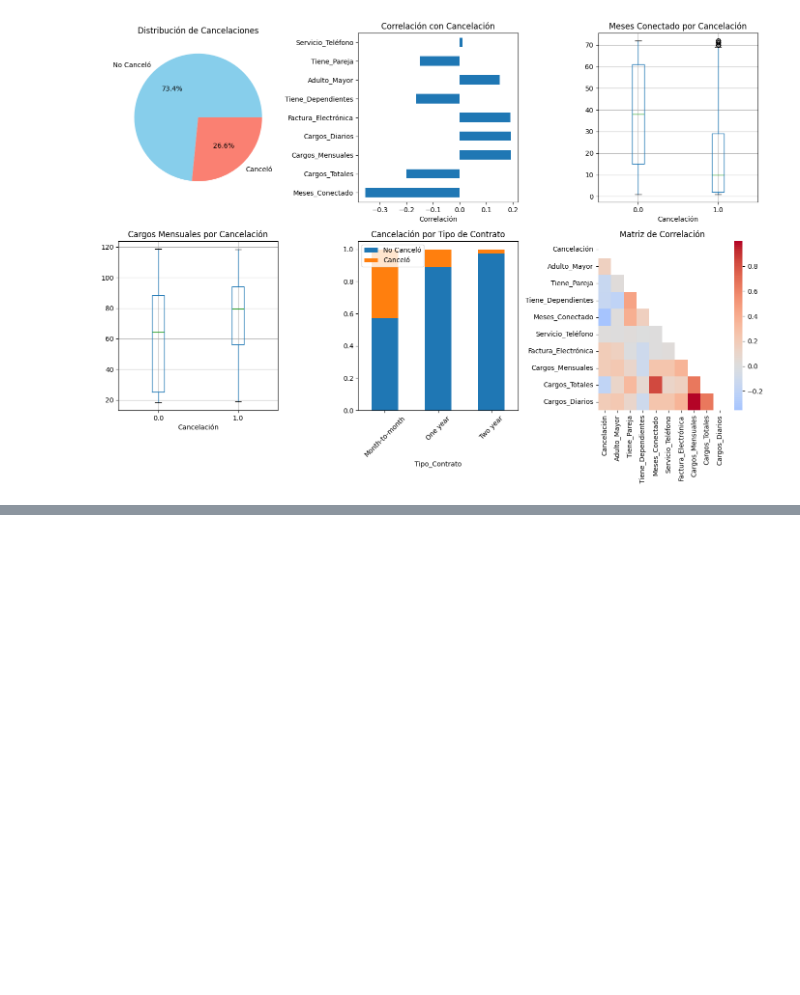
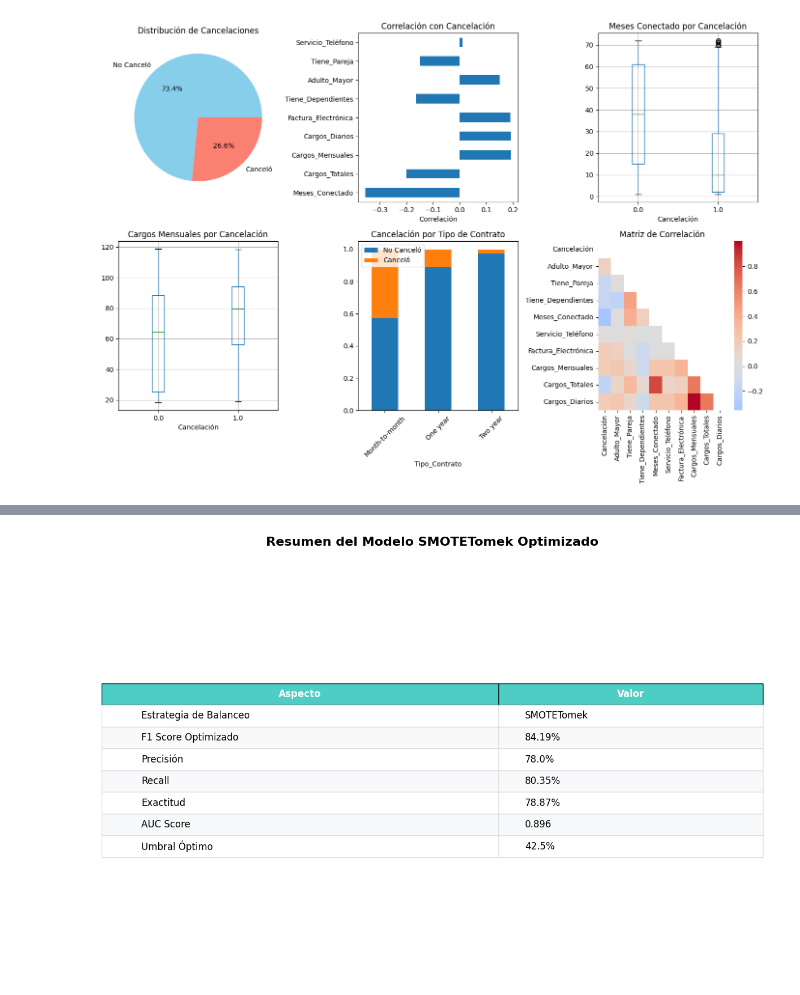
Before and after one commit to r2x4/challenge-final, a Jupyter notebook: modelo_final.ipynb, the cells around one changed output, grey strips where cells are left out. Drawn from its saved outputs; the diff is of its cells as text; code cells hidden in the pictures; blank space fills up the shorter version.

```diff
--- a/modelo_final.ipynb
+++ b/modelo_final.ipynb
@@ -502,0 +545,53 @@ SyntaxError: invalid syntax (ipython-input-3943716411.py, line 1)
+# %%
+# Resumen ejecutivo
+fig, ax = plt.subplots(1, 1, figsize=(12, 8))
+
+# Grafico Resumen
+summary_data = {
+    'Métrica': ['F1 Score Optimizado', 'Umbral Óptimo', 'AUC Score',
+                'Muestras Balanceadas', 'Profundidad Máxima'],
+    'Valor': [f'{84.19}%', f'{best_threshold:.1%}', f'{auc_score:.3f}',
+              f'{len(X_final_balanced):,}', '5'],
+    'Color': colors[:5]
+}
+
+# Tabla resumen
+table_data = []
+table_data.append(['Estrategia de Balanceo', 'SMOTETomek'])
+table_data.append(['F1 Score Optimizado', f'{84.19}%'])
+table_data.append(['Precisión', f'{78.00}%'])
+table_data.append(['Recall', f'{80.35}%'])
+table_data.append(['Exactitud', f'{78.87}%'])
+table_data.append(['AUC Score', f'{auc_score:.3f}'])
+table_data.append(['Umbral Óptimo', f'{best_threshold:.1%}'])
+
+# Crear tabla
+table = ax.table(cellText=table_data,
+                colLabels=['Aspecto', 'Valor'],
+                cellLoc='left',
+                loc='center',
+                colWidths=[0.6, 0.4])
+
+table.auto_set_font_size(False)
+table.set_fontsize(12)
+table.scale(1, 2)
+
+# Estilizar tabla
+for i in range(len(table_data) + 1):
+    for j in range(2):
+        cell = table[(i, j)]
+        if i == 0:  # Header
+            cell.set_facecolor('#4ECDC4')
+            cell.set_text_props(weight='bold', color='white')
+        else:
+            cell.set_facecolor('#f8f9fa' if i % 2 == 0 else 'white')
+            cell.set_edgecolor('#ddd')
+
+ax.set_title('Resumen del Modelo SMOTETomek Optimizado',
+             fontsize=16, fontweight='bold', pad=30)
+ax.axis('off')
+
+plt.tight_layout()
+plt.show()
+# %% [output]
+[figure, added]
```
Also changed, not shown: parts of 6 cells of this notebook.
